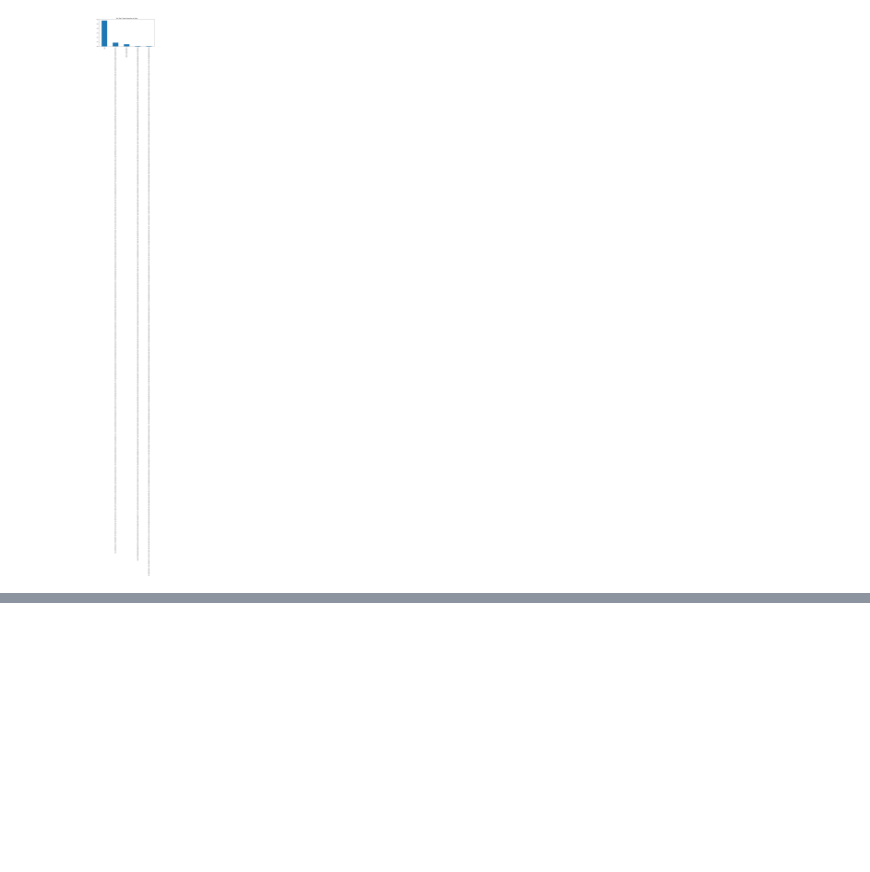
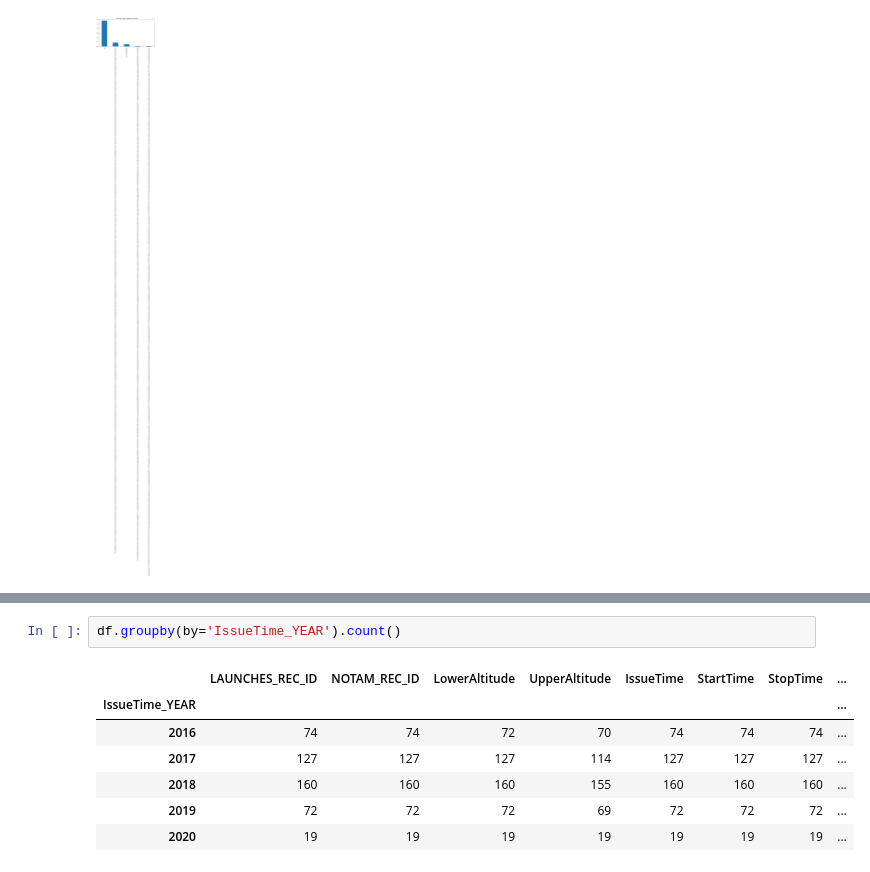
Before and after one commit to DAEN-Team-1/Final, a Jupyter notebook: human_annotated_notam_analysis.ipynb, the cells around one changed output, grey strips where cells are left out. Drawn from its saved outputs; the diff is of its cells as text; blank space fills up the shorter version.

```diff
--- a/human_annotated_notam_analysis.ipynb
+++ b/human_annotated_notam_analysis.ipynb
@@ -764,0 +770,10 @@ df['Text'].value_counts(dropna=False, normalize=True).nlargest(5).plot(kind='bar
+# %%
+df.groupby(by='IssueTime_YEAR').count()
+# %% [output]
+|  | LAUNCHES_REC_ID | NOTAM_REC_ID | LowerAltitude | UpperAltitude | IssueTime | StartTime | StopTime | ... |
+| IssueTime_YEAR |  |  |  |  |  |  |  | ... |
+| 2016 | 74 | 74 | 72 | 70 | 74 | 74 | 74 | ... |
+| 2017 | 127 | 127 | 127 | 114 | 127 | 127 | 127 | ... |
+| 2018 | 160 | 160 | 160 | 155 | 160 | 160 | 160 | ... |
+| 2019 | 72 | 72 | 72 | 69 | 72 | 72 | 72 | ... |
+| 2020 | 19 | 19 | 19 | 19 | 19 | 19 | 19 | ... |
```
Also changed, not shown: parts of 11 cells of this notebook, 1 other file.
